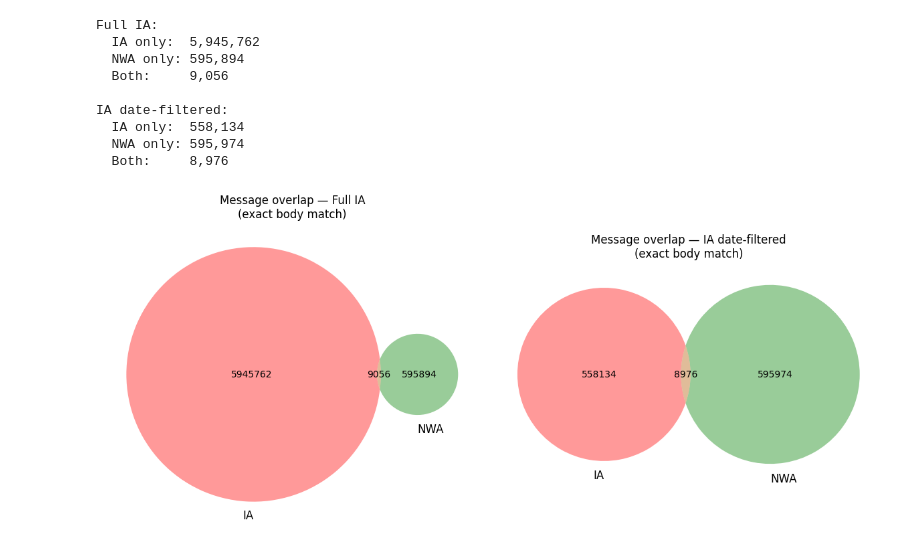
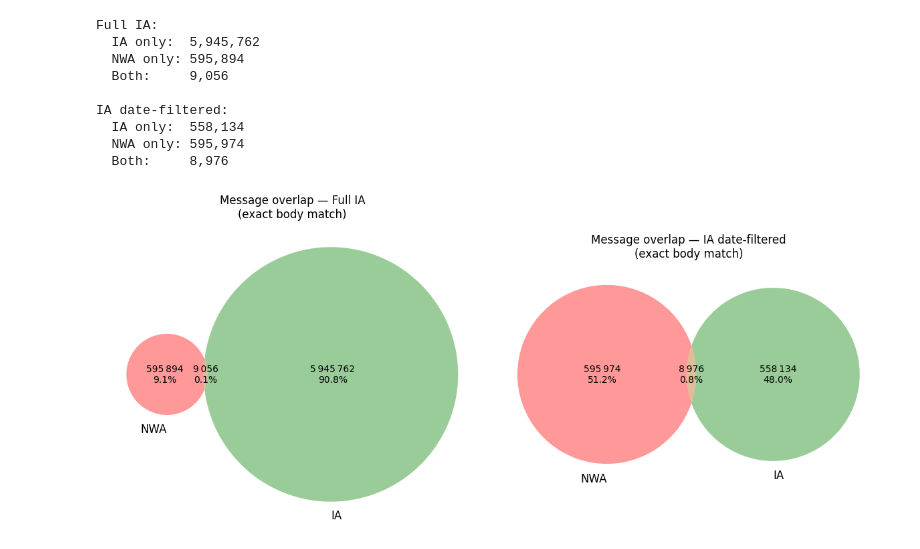
Before and after one commit to NationalLibraryOfNorway/norwegian_usenet, a Jupyter notebook: notebooks/compare_ia_nwa_content.ipynb, the cells around one changed output. Drawn from its saved outputs; the diff is of its cells as text; code cells hidden in the pictures.

```diff
--- a/notebooks/compare_ia_nwa_content.ipynb
+++ b/notebooks/compare_ia_nwa_content.ipynb
@@ -75,16 +75,17 @@ IA date-filtered:
 # %%
 fig, axes = plt.subplots(1, 2, figsize=(12, 5))
 for ax, (label, df) in zip(axes, [("Full IA", full), ("IA date-filtered", filtered)]):
-    venn2(
-        subsets=(df["ia_only"].sum(), df["nwa_only"].sum(), df["both"].sum()),
-        set_labels=("IA", "NWA"),
+    venn2_fmt(
+        subsets=(df["nwa_only"].sum(), df["ia_only"].sum(), df["both"].sum()),
+        set_labels=("NWA", "IA"),
         ax=ax,
+        show_pct=True,
     )
     ax.set_title(f"Message overlap — {label}\n(exact body match)")
 plt.tight_layout()
 plt.show()
 # %% [output]
-[figure, old version]
+[figure, new version]
 # %%
 sum_i = (filtered.nwa_only + filtered.ia_only).sort_values(ascending=False).index
 sortby_sum = filtered.loc[sum_i]
```
Also changed, not shown: parts of 1 cell of this notebook, 6 other files.
